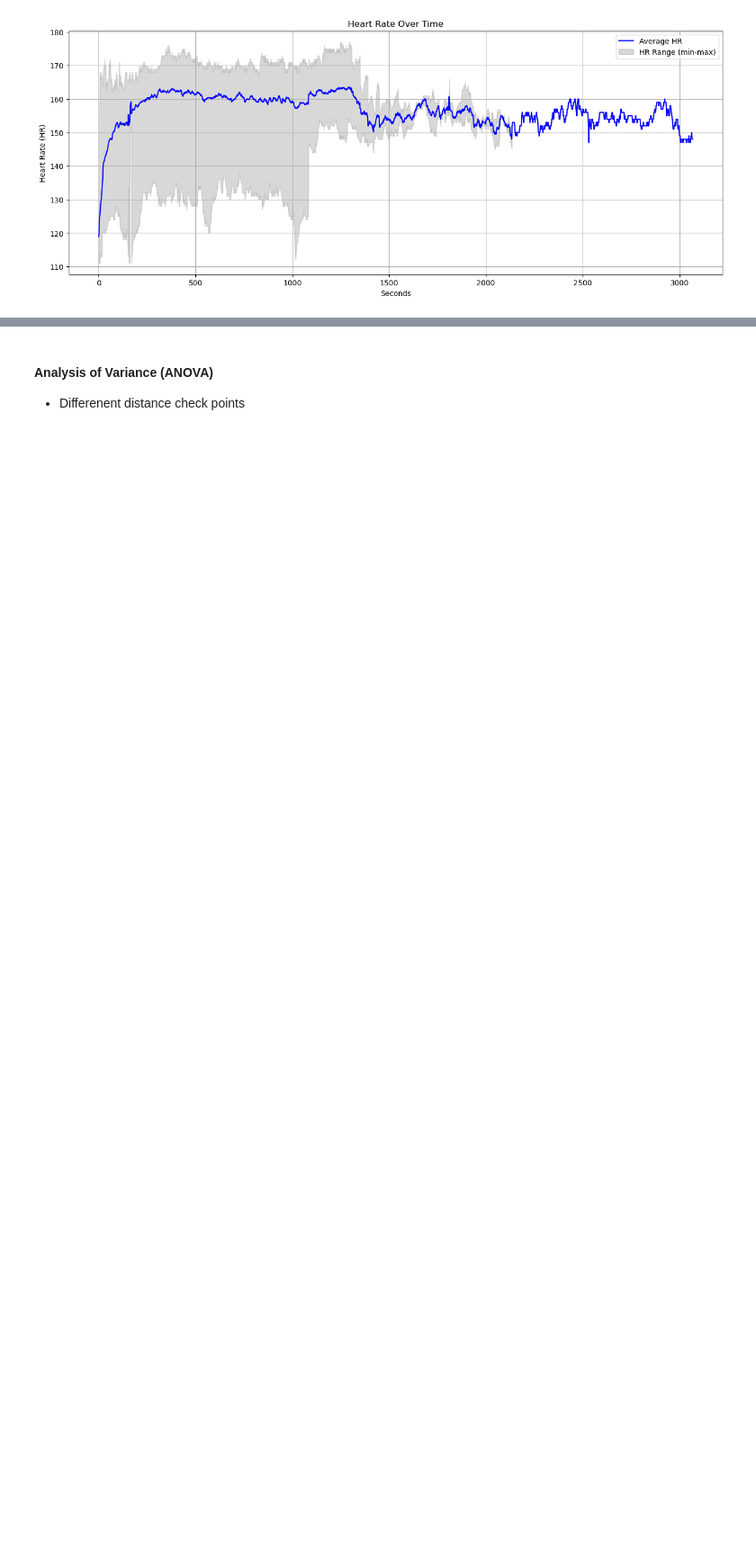
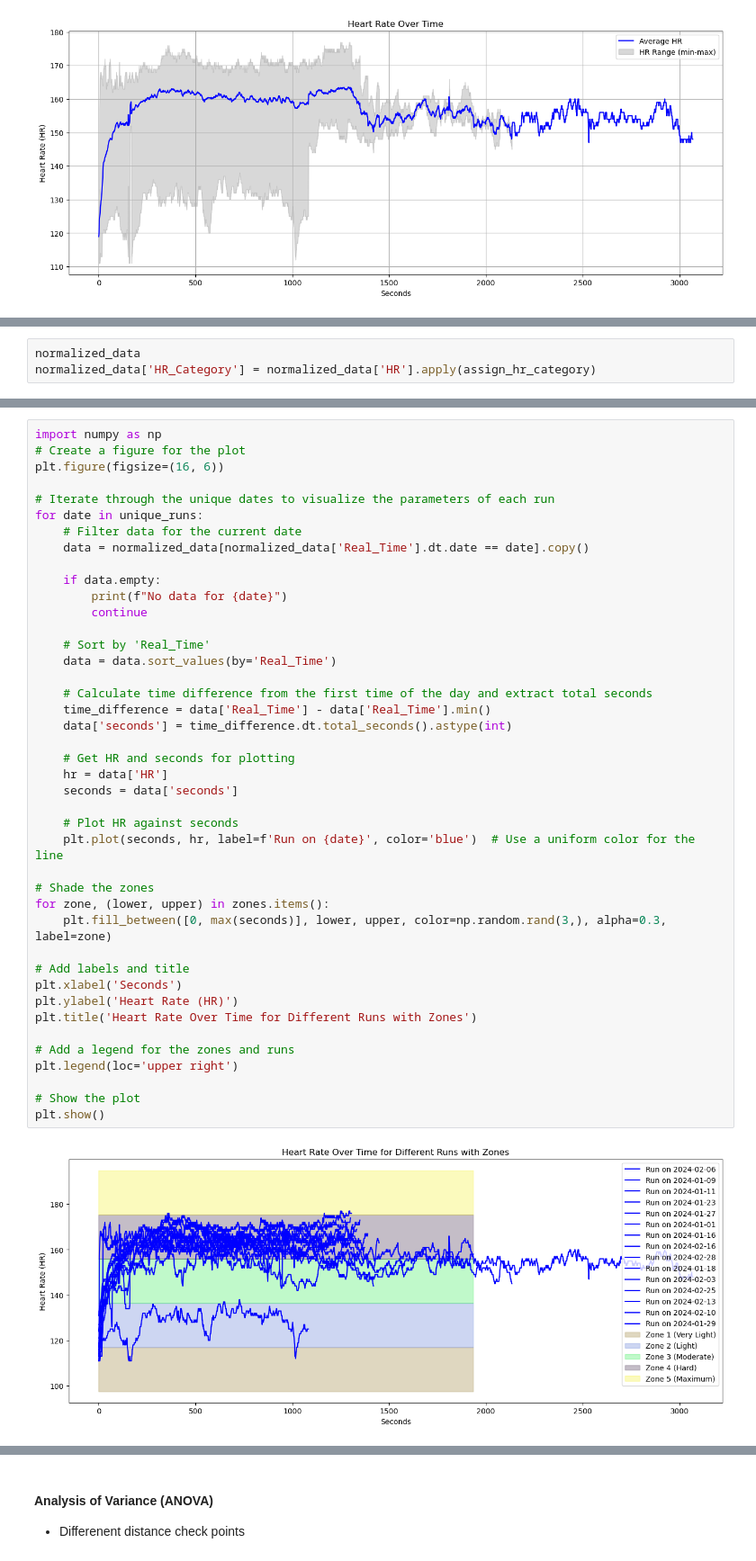
Before and after one commit to ddiaz1126/Heart-Rate-Monitoring-Forecast, a Jupyter notebook: data_analysis_multiple_sessions.ipynb, the cells around one changed output, grey strips where cells are left out. Shown: that part at 90% size. Drawn from its saved outputs; the diff is of its cells as text; blank space fills up the shorter version.

Commit message:
Update on heart rate zones

```diff
--- a/data_analysis_multiple_sessions.ipynb
+++ b/data_analysis_multiple_sessions.ipynb
@@ -367,0 +394,3 @@ plt.show()
+# %%
+normalized_data
+normalized_data['HR_Category'] = normalized_data['HR'].apply(assign_hr_category)
@@ -367,0 +403,44 @@ plt.show()
+# %%
+import numpy as np
+# Create a figure for the plot
+plt.figure(figsize=(16, 6))
+
+# Iterate through the unique dates to visualize the parameters of each run
+for date in unique_runs:
+    # Filter data for the current date
+    data = normalized_data[normalized_data['Real_Time'].dt.date == date].copy()
+
+    if data.empty:
+        print(f"No data for {date}")
+        continue
+
+    # Sort by 'Real_Time'
+    data = data.sort_values(by='Real_Time')
+
+    # Calculate time difference from the first time of the day and extract total seconds
+    time_difference = data['Real_Time'] - data['Real_Time'].min()
+    data['seconds'] = time_difference.dt.total_seconds().astype(int)
+
+    # Get HR and seconds for plotting
+    hr = data['HR']
+    seconds = data['seconds']
+
+    # Plot HR against seconds
+    plt.plot(seconds, hr, label=f'Run on {date}', color='blue')  # Use a uniform color for the line
+
+# Shade the zones
+for zone, (lower, upper) in zones.items():
+    plt.fill_between([0, max(seconds)], lower, upper, color=np.random.rand(3,), alpha=0.3, label=zone)
+
+# Add labels and title
+plt.xlabel('Seconds')
+plt.ylabel('Heart Rate (HR)')
+plt.title('Heart Rate Over Time for Different Runs with Zones')
+
+# Add a legend for the zones and runs
+plt.legend(loc='upper right')
+
+# Show the plot
+plt.show()
+# %% [output]
+[figure, added]
```
Also changed, not shown: parts of 16 cells of this notebook.
